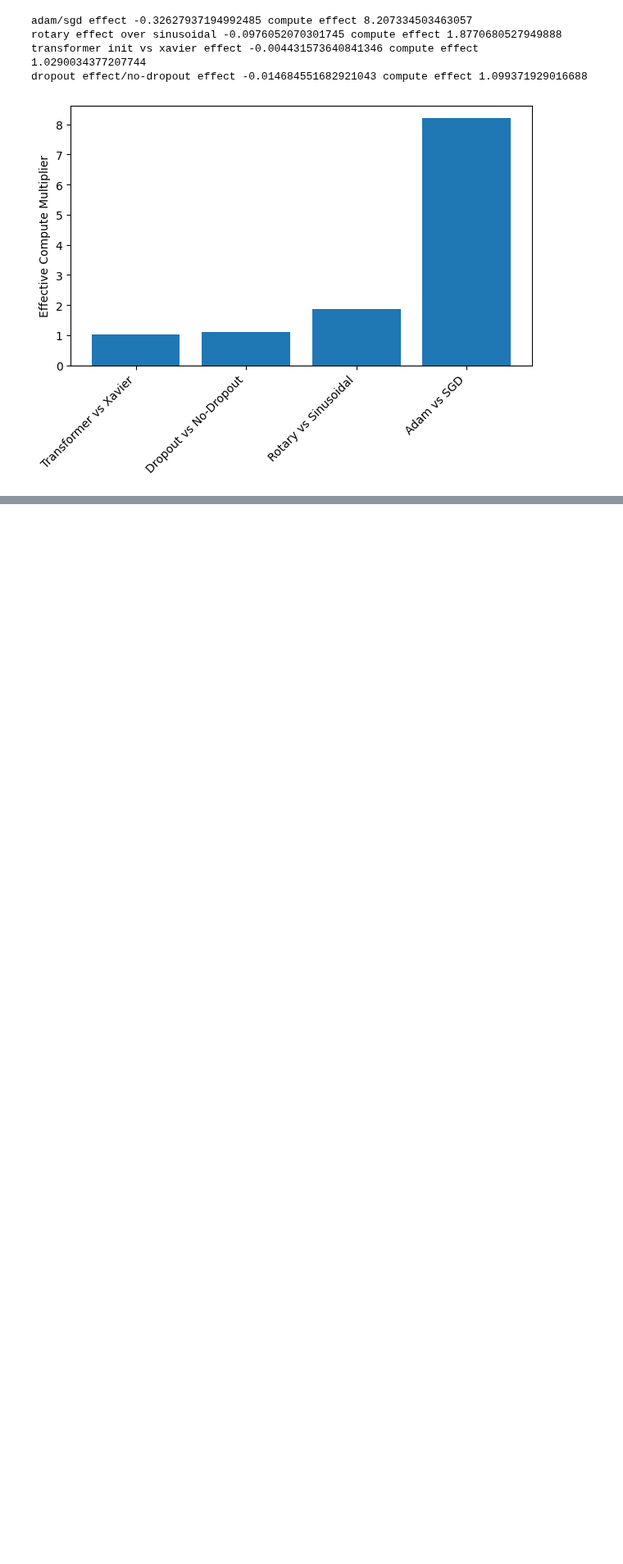
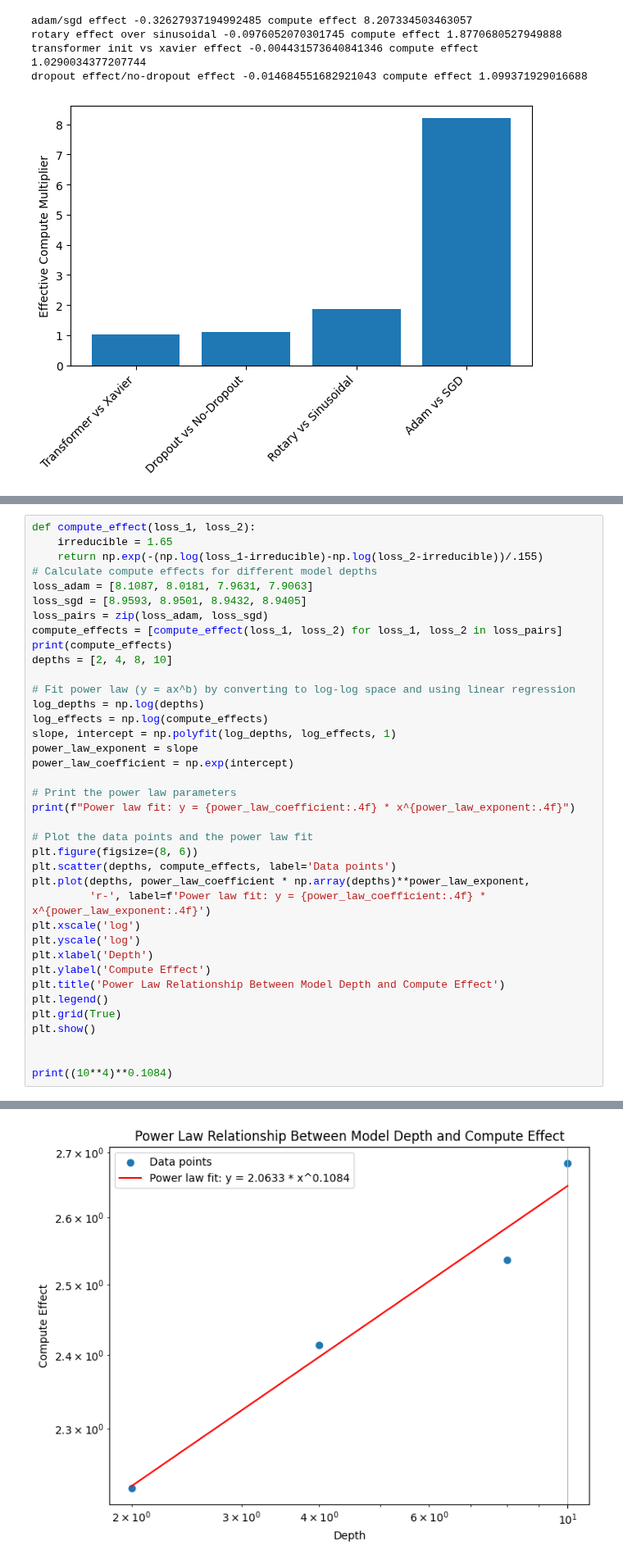
Before and after one commit to hansgundlach/Experimental_Progress, a Jupyter notebook: experiment_analysis.ipynb, the cells around one changed output, grey strips where cells are left out. Shown at 82% size. Saved outputs shown, nothing was run; the diff lists cells and outputs as text; blank space fills up the shorter version.

```diff
--- a/experiment_analysis.ipynb
+++ b/experiment_analysis.ipynb
@@ -108,0 +114,39 @@ dropout effect/no-dropout effect -0.014684551682921043 compute effect 1.09937192
+# %%
+def compute_effect(loss_1, loss_2):
+    irreducible = 1.65
+    return np.exp(-(np.log(loss_1-irreducible)-np.log(loss_2-irreducible))/.155)
+# Calculate compute effects for different model depths
+loss_adam = [8.1087, 8.0181, 7.9631, 7.9063]
+loss_sgd = [8.9593, 8.9501, 8.9432, 8.9405]
+loss_pairs = zip(loss_adam, loss_sgd)
+compute_effects = [compute_effect(loss_1, loss_2) for loss_1, loss_2 in loss_pairs]
+print(compute_effects)
+depths = [2, 4, 8, 10]
+
+# Fit power law (y = ax^b) by converting to log-log space and using linear regression
+log_depths = np.log(depths)
+log_effects = np.log(compute_effects)
+slope, intercept = np.polyfit(log_depths, log_effects, 1)
+power_law_exponent = slope
+power_law_coefficient = np.exp(intercept)
+
+# Print the power law parameters
+print(f"Power law fit: y = {power_law_coefficient:.4f} * x^{power_law_exponent:.4f}")
+
+# Plot the data points and the power law fit
+plt.figure(figsize=(8, 6))
+plt.scatter(depths, compute_effects, label='Data points')
+plt.plot(depths, power_law_coefficient * np.array(depths)**power_law_exponent,
+         'r-', label=f'Power law fit: y = {power_law_coefficient:.4f} * x^{power_law_exponent:.4f}')
+plt.xscale('log')
+plt.yscale('log')
+plt.xlabel('Depth')
+plt.ylabel('Compute Effect')
+plt.title('Power Law Relationship Between Model Depth and Compute Effect')
+plt.legend()
+plt.grid(True)
+plt.show()
+
+
+print((10**4)**0.1084)
+# %% [output]
@@ -108,0 +155 @@ dropout effect/no-dropout effect -0.014684551682921043 compute effect 1.09937192
+[figure, added]
```
Also changed, not shown: parts of 2 cells of this notebook, 1 other file.
